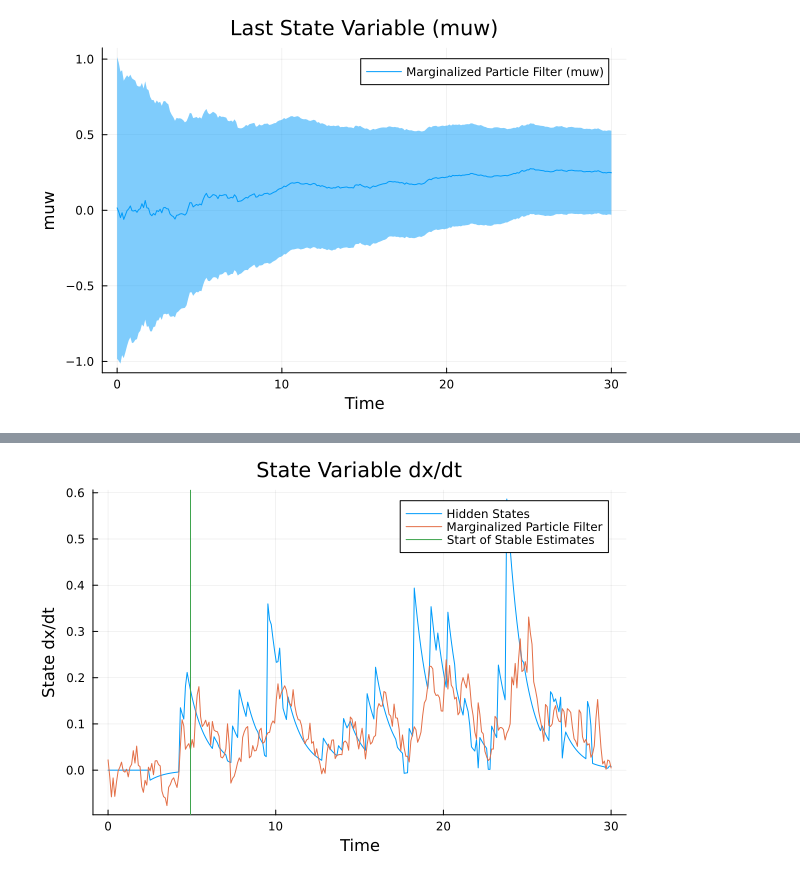
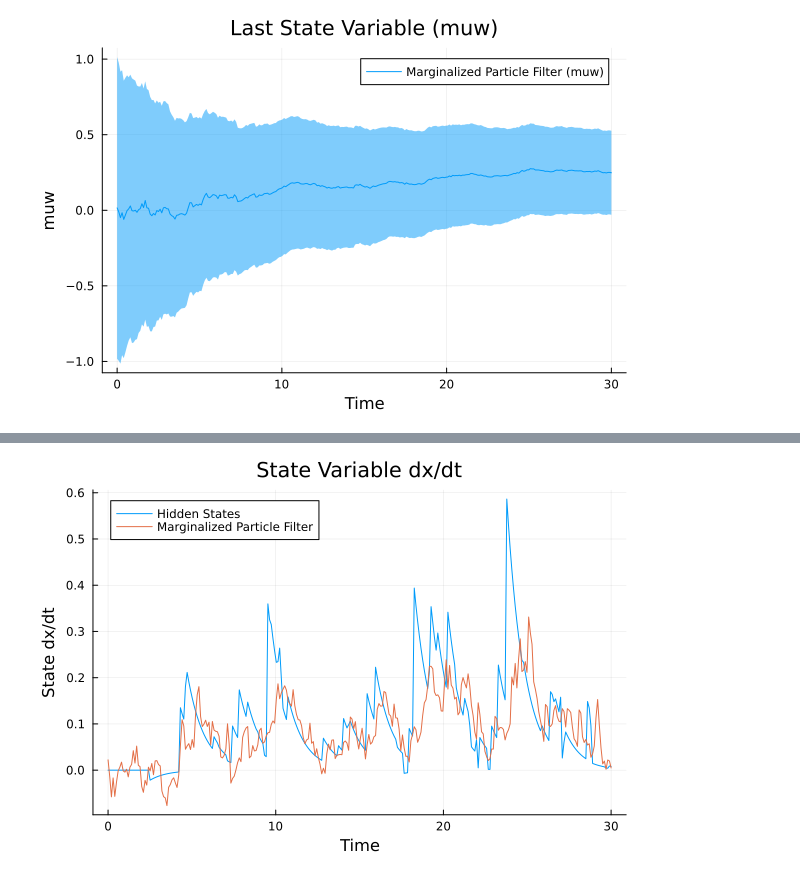
Before and after one commit to zhl24/IIB_Codes, a Jupyter notebook: Easter_Julia_Notebook.ipynb, the cells around one changed output, grey strips where cells are left out. Cells and saved outputs as stored; diff of their text form; code cells hidden in the pictures.

```diff
--- a/Easter_Julia_Notebook.ipynb
+++ b/Easter_Julia_Notebook.ipynb
@@ -801,8 +800,7 @@ vline!([evaluation_points[skip]], label="Start of Stable Estimates")
 # %%
 # 绘制第二个状态变量
 plot(evaluation_points, SDE_samples[2,:], label="Hidden States", title="State Variable dx/dt", xlabel="Time", ylabel="State dx/dt")
 #plot!(evaluation_points, state_dxdts, ribbon=std_devs_array[:, 2], label="Marginalized Particle Filter")
 plot!(evaluation_points, state_dxdts, label="Marginalized Particle Filter")
-vline!([evaluation_points[skip]], label="Start of Stable Estimates")
 # %% [output]
-[figure, old version]
+[figure, new version]
```
Also changed, not shown: parts of 1 cell of this notebook, 1 other file.
